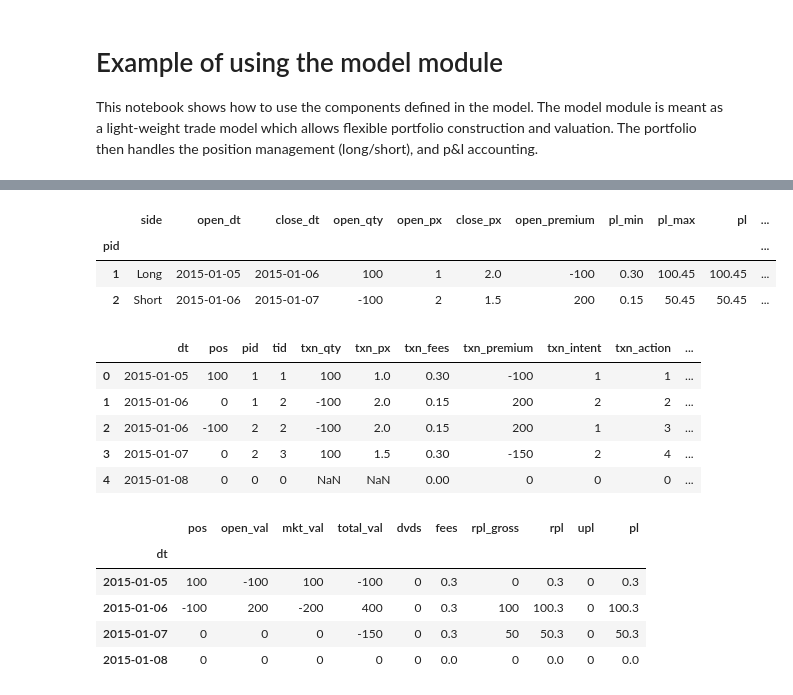
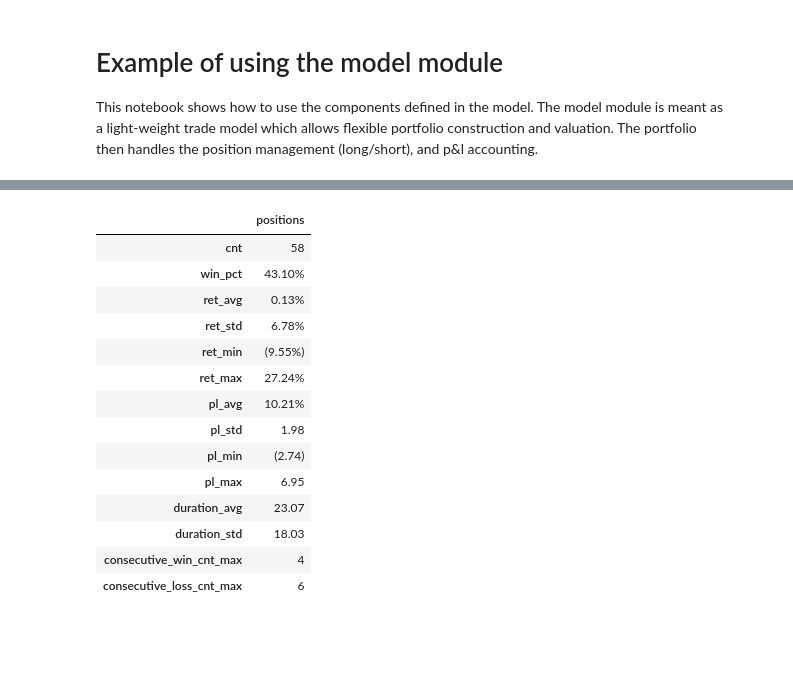
Before and after one commit to bpsmith/tia, a Jupyter notebook: examples/model_usage.ipynb, the cells around one changed output, grey strips where cells are left out. Saved outputs shown, nothing was run; the diff lists cells and outputs as text; code cells hidden in the pictures; blank space fills up the shorter version.

```diff
--- a/examples/model_usage.ipynb
+++ b/examples/model_usage.ipynb
@@ -40,0 +15,4 @@ port.txns.frame
+# %%
+# Load microsoft - note it retrieves the dividends too
+msft = model.load_yahoo_stock('MSFT', start='1/1/2010')
+msft.pxs.frame.tail()
@@ -40,0 +34,11 @@ port.txns.frame
+# %%
+#
+# Create a signal for when the 10x20 moving average (buy/sell single contract)
+# - you can create your own simulation and build trades (using model.Trade or
+#   model.TradeBlotter)
+from tia.analysis.ta import cross_signal, sma, Signal
+ma10, ma20 = sma(msft.pxs.close, 10), sma(msft.pxs.close, 20)
+sig = cross_signal(ma10, ma20)
+trades = Signal(sig).close_to_close(msft.pxs.close)
+# show last 10 trades
+trades[-10:]
@@ -40,0 +56,3 @@ port.txns.frame
+# %%
+# Build the portfolio
+port = model.SingleAssetPortfolio(msft, trades)
@@ -41,28 +127,19 @@ port.txns.frame
 # %%
-# show the position frame  (column roii is the 'return on initial investment')
-port.positions.summary
+# show the position stats
+port.positions.stats
 # %% [output]
-|  | side | open_dt | close_dt | open_qty | open_px | close_px | open_premium | pl_min | pl_max | pl | ... |
-| pid |  |  |  |  |  |  |  |  |  |  | ... |
-| 1 | Long | 2015-01-05 | 2015-01-06 | 100 | 1 | 2.0 | -100 | 0.30 | 100.45 | 100.45 | ... |
-| 2 | Short | 2015-01-06 | 2015-01-07 | -100 | 2 | 1.5 | 200 | 0.15 | 50.45 | 50.45 | ... |
+|  | positions |
+| cnt | 58 |
+| win_pct | 43.10% |
+| ret_avg | 0.13% |
+| ret_std | 6.78% |
+| ret_min | (9.55%) |
+| ret_max | 27.24% |
+| pl_avg | 10.21% |
+| pl_std | 1.98 |
+| pl_min | (2.74) |
+| pl_max | 6.95 |
+| duration_avg | 23.07 |
+| duration_std | 18.03 |
+| consecutive_win_cnt_max | 4 |
+| consecutive_loss_cnt_max | 6 |
-# %%
-# short the transaction level profit and loss - this includes all days defined by portfolio pricer
-port.ltd_txn_pl_frame
-# %% [output]
-|  | dt | pos | pid | tid | txn_qty | txn_px | txn_fees | txn_premium | txn_intent | txn_action | ... |
-| 0 | 2015-01-05 | 100 | 1 | 1 | 100 | 1.0 | 0.30 | -100 | 1 | 1 | ... |
-| 1 | 2015-01-06 | 0 | 1 | 2 | -100 | 2.0 | 0.15 | 200 | 2 | 2 | ... |
-| 2 | 2015-01-06 | -100 | 2 | 2 | -100 | 2.0 | 0.15 | 200 | 1 | 3 | ... |
-| 3 | 2015-01-07 | 0 | 2 | 3 | 100 | 1.5 | 0.30 | -150 | 2 | 4 | ... |
-| 4 | 2015-01-08 | 0 | 0 | 0 | NaN | NaN | 0.00 | 0 | 0 | 0 | ... |
-# %%
-# Show the daily proft and loss (ignore transaction level)
-port.dly_pl_frame
-# %% [output]
-|  | pos | open_val | mkt_val | total_val | dvds | fees | rpl_gross | rpl | upl | pl |
-| dt |  |  |  |  |  |  |  |  |  |  |
-| 2015-01-05 | 100 | -100 | 100 | -100 | 0 | 0.3 | 0 | 0.3 | 0 | 0.3 |
-| 2015-01-06 | -100 | 200 | -200 | 400 | 0 | 0.3 | 100 | 100.3 | 0 | 100.3 |
-| 2015-01-07 | 0 | 0 | 0 | -150 | 0 | 0.3 | 50 | 50.3 | 0 | 50.3 |
-| 2015-01-08 | 0 | 0 | 0 | 0 | 0 | 0.0 | 0 | 0.0 | 0 | 0.0 |
```
Also changed, not shown: parts of 24 cells of this notebook, 1 other file.
